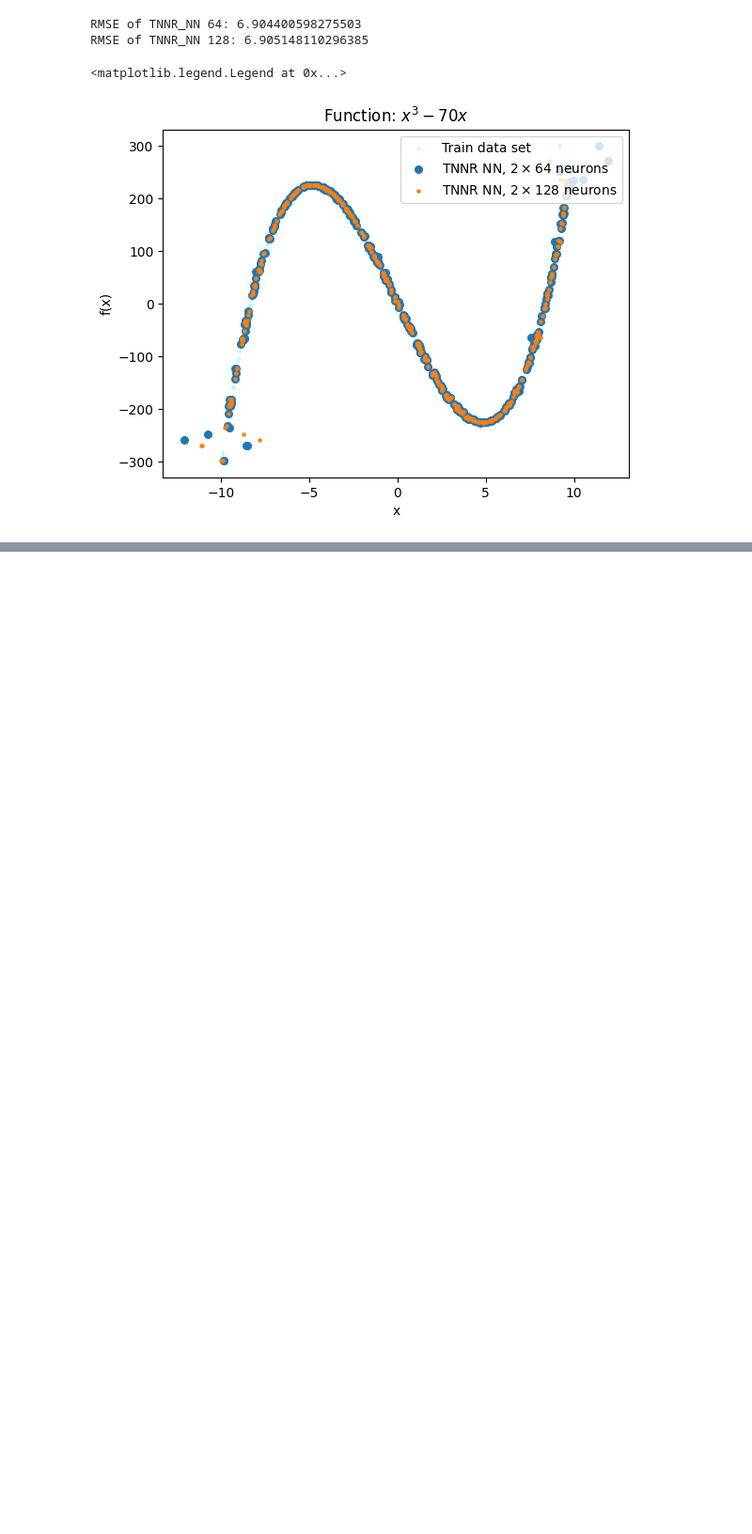
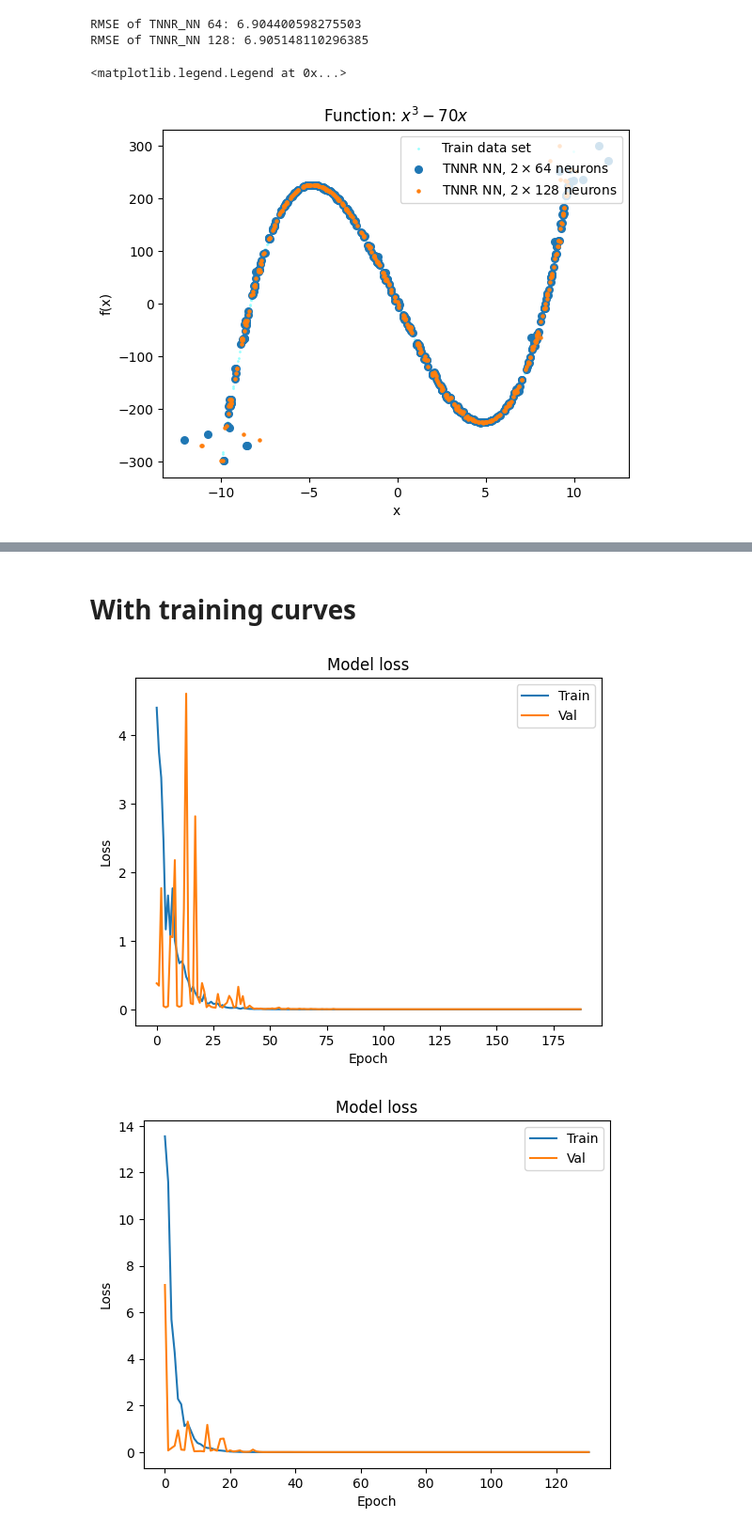
Before and after one commit to clausia/tnn-for-inverse-problems, a Jupyter notebook: examples/test - TNNR_NN - [x^3 - ax] - [a=70] - plots.ipynb, the cells around one changed output, grey strips where cells are left out. Shown at 94% size. Cells and saved outputs as stored; diff of their text form; code cells hidden in the pictures; blank space fills up the shorter version.

```diff
--- a/examples/test - TNNR_NN - [x^3 - ax] - [a=70] - plots.ipynb
+++ b/examples/test - TNNR_NN - [x^3 - ax] - [a=70] - plots.ipynb
@@ -457,0 +548,22 @@ plt.legend()
+# %% [markdown]
+# With training curves
+# %%
+n = 1000
+seed = 9876
+
+a = 70
+# %%
+%%time
+
+tnnr_nn_test_64 = TNNR_NN(def_func(a), n=n, seed=seed, inverse_problem=True, test_pct=0.5,
+                          show_summary=False, show_loss_plot=True, show_rmse=False,
+                          mdl_wts_file='weights/tnnr_nn_test_64_n' + str(n) + '_inverse_a' + str(a),
+                          num_nn_train=5)
+
+tnnr_nn_test_128 = TNNR_NN(def_func(a), n=n, seed=seed, neurons=128, inverse_problem=True, test_pct=0.5,
+                           show_summary=False, show_loss_plot=True, show_rmse=False,
+                           mdl_wts_file='weights/tnnr_nn_test_128_n' + str(n) + '_inverse_a' + str(a),
+                           num_nn_train=5)
+# %% [output]
+[figure, added]
+[figure, added]
```
Also changed, not shown: parts of 81 cells of this notebook, 2 other files.
